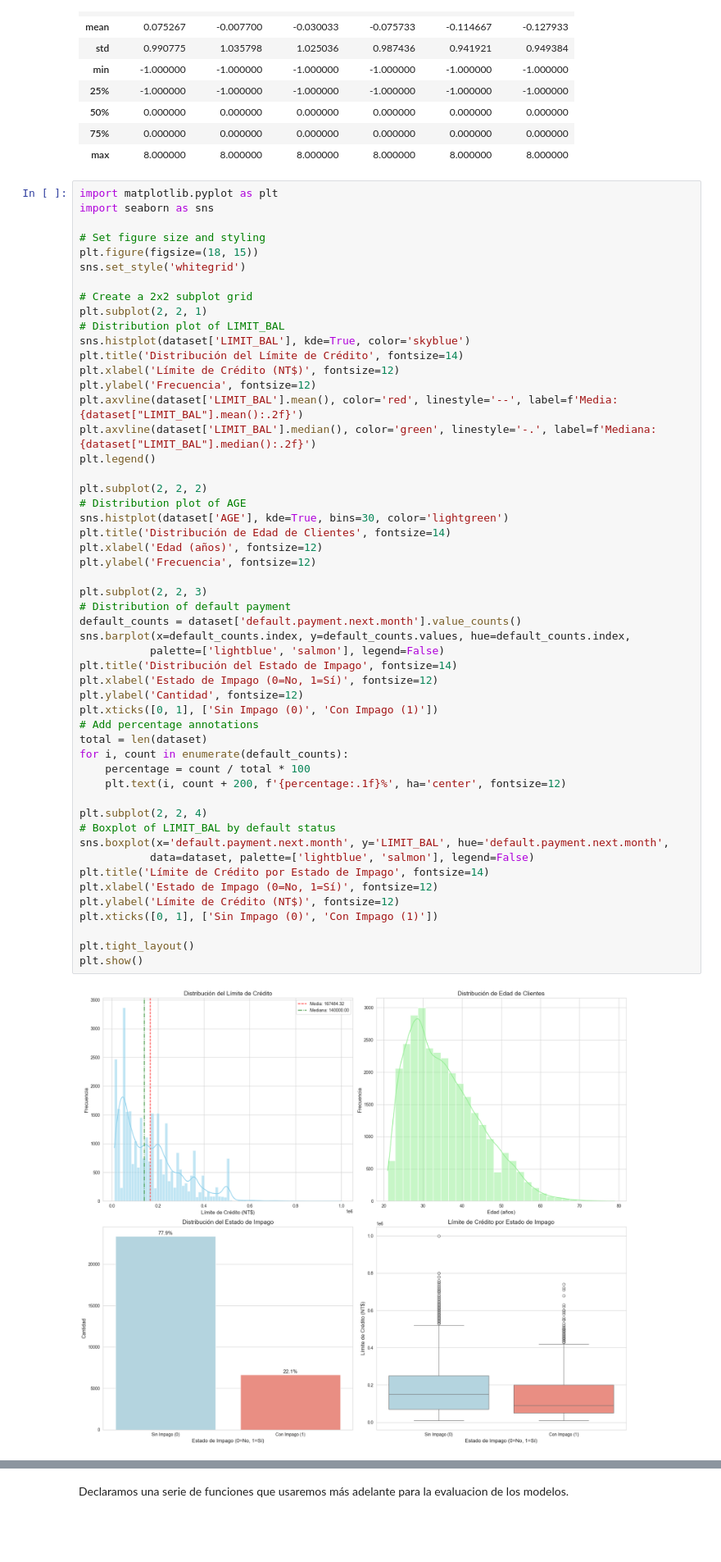
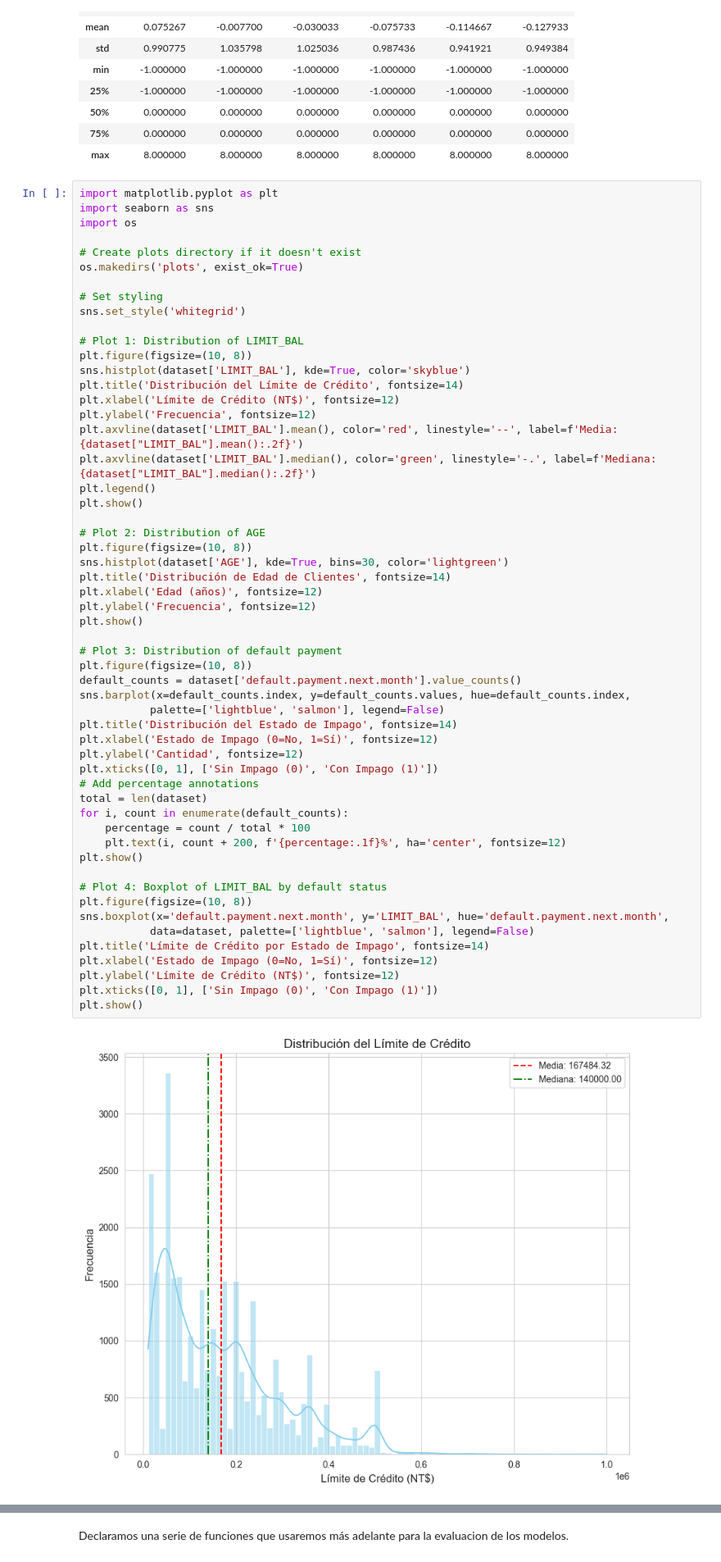
Before and after one commit to nestorojeda/CreditSHAP, a Jupyter notebook: notebook.ipynb, the cells around one changed output, grey strips where cells are left out. Shown at 82% size. Cells and saved outputs as stored; diff of their text form; blank space fills up the shorter version.

```diff
--- a/notebook.ipynb
+++ b/notebook.ipynb
@@ -227,14 +229,16 @@ PAY_6: [-1  2  0  3  6  4  7  8  5]
 # %%
 import matplotlib.pyplot as plt
 import seaborn as sns
+import os
 
-# Set figure size and styling
-plt.figure(figsize=(18, 15))
+# Create plots directory if it doesn't exist
+os.makedirs('plots', exist_ok=True)
+
+# Set styling
 sns.set_style('whitegrid')
 
-# Create a 2x2 subplot grid
-plt.subplot(2, 2, 1)
-# Distribution plot of LIMIT_BAL
+# Plot 1: Distribution of LIMIT_BAL
+plt.figure(figsize=(10, 8))
 sns.histplot(dataset['LIMIT_BAL'], kde=True, color='skyblue')
 plt.title('Distribución del Límite de Crédito', fontsize=14)
 plt.xlabel('Límite de Crédito (NT$)', fontsize=12)
@@ -242,39 +246,40 @@ plt.ylabel('Frecuencia', fontsize=12)
 plt.axvline(dataset['LIMIT_BAL'].mean(), color='red', linestyle='--', label=f'Media: {dataset["LIMIT_BAL"].mean():.2f}')
 plt.axvline(dataset['LIMIT_BAL'].median(), color='green', linestyle='-.', label=f'Mediana: {dataset["LIMIT_BAL"].median():.2f}')
 plt.legend()
+plt.show()
 
-plt.subplot(2, 2, 2)
-# Distribution plot of AGE
+# Plot 2: Distribution of AGE
+plt.figure(figsize=(10, 8))
 sns.histplot(dataset['AGE'], kde=True, bins=30, color='lightgreen')
 plt.title('Distribución de Edad de Clientes', fontsize=14)
 plt.xlabel('Edad (años)', fontsize=12)
 plt.ylabel('Frecuencia', fontsize=12)
+plt.show()
 
-plt.subplot(2, 2, 3)
-# Distribution of default payment
+# Plot 3: Distribution of default payment
+plt.figure(figsize=(10, 8))
 default_counts = dataset['default.payment.next.month'].value_counts()
 sns.barplot(x=default_counts.index, y=default_counts.values, hue=default_counts.index,
            palette=['lightblue', 'salmon'], legend=False)
 plt.title('Distribución del Estado de Impago', fontsize=14)
 plt.xlabel('Estado de Impago (0=No, 1=Sí)', fontsize=12)
 plt.ylabel('Cantidad', fontsize=12)
 plt.xticks([0, 1], ['Sin Impago (0)', 'Con Impago (1)'])
 # Add percentage annotations
 total = len(dataset)
 for i, count in enumerate(default_counts):
     percentage = count / total * 100
     plt.text(i, count + 200, f'{percentage:.1f}%', ha='center', fontsize=12)
+plt.show()
 
-plt.subplot(2, 2, 4)
-# Boxplot of LIMIT_BAL by default status
+# Plot 4: Boxplot of LIMIT_BAL by default status
+plt.figure(figsize=(10, 8))
 sns.boxplot(x='default.payment.next.month', y='LIMIT_BAL', hue='default.payment.next.month',
            data=dataset, palette=['lightblue', 'salmon'], legend=False)
 plt.title('Límite de Crédito por Estado de Impago', fontsize=14)
 plt.xlabel('Estado de Impago (0=No, 1=Sí)', fontsize=12)
 plt.ylabel('Límite de Crédito (NT$)', fontsize=12)
 plt.xticks([0, 1], ['Sin Impago (0)', 'Con Impago (1)'])
-
-plt.tight_layout()
 plt.show()
 # %% [output]
-[figure, old version]
+[figure, new version]
```
Also changed, not shown: parts of 5 cells of this notebook.
